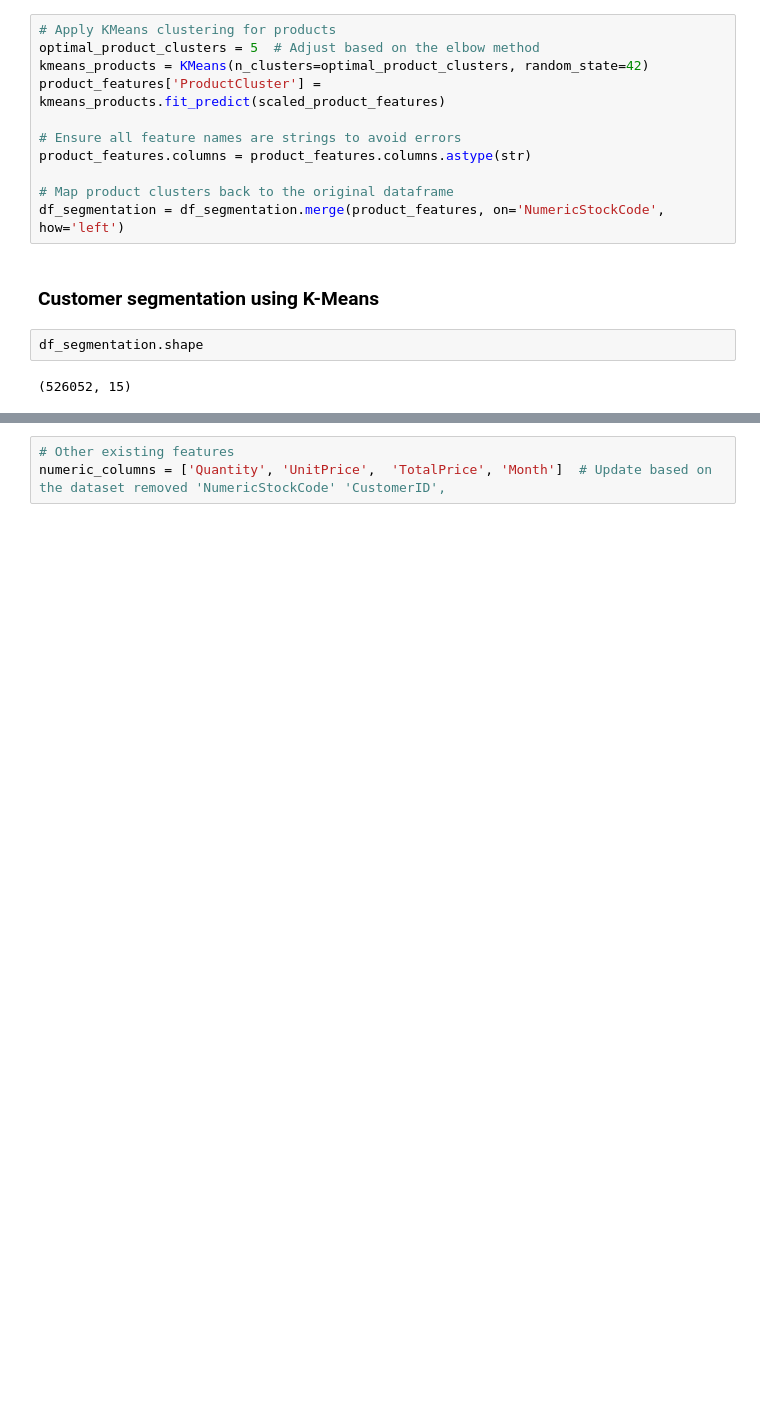
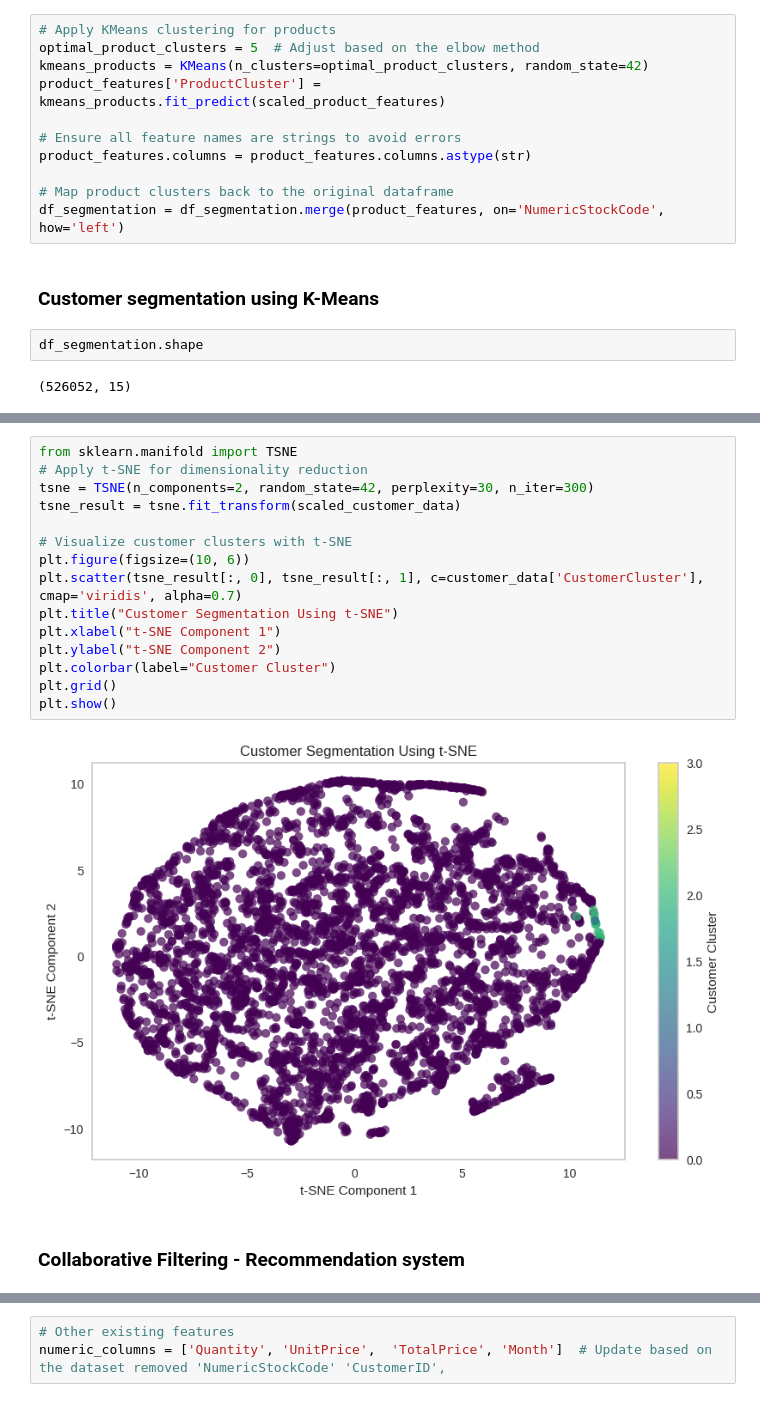
Before and after one commit to karapradeepkumar/Group14_MLUL2, a Jupyter notebook: Group14_MLUL2.ipynb, the cells around one changed output, grey strips where cells are left out. Cells and saved outputs as stored; diff of their text form; blank space fills up the shorter version.

```diff
--- a/Group14_MLUL2.ipynb
+++ b/Group14_MLUL2.ipynb
@@ -499,0 +608,19 @@ df_segmentation.shape
+# %%
+from sklearn.manifold import TSNE
+# Apply t-SNE for dimensionality reduction
+tsne = TSNE(n_components=2, random_state=42, perplexity=30, n_iter=300)
+tsne_result = tsne.fit_transform(scaled_customer_data)
+
+# Visualize customer clusters with t-SNE
+plt.figure(figsize=(10, 6))
+plt.scatter(tsne_result[:, 0], tsne_result[:, 1], c=customer_data['CustomerCluster'], cmap='viridis', alpha=0.7)
+plt.title("Customer Segmentation Using t-SNE")
+plt.xlabel("t-SNE Component 1")
+plt.ylabel("t-SNE Component 2")
+plt.colorbar(label="Customer Cluster")
+plt.grid()
+plt.show()
+# %% [output]
+[figure, added]
+# %% [markdown]
+### Collaborative Filtering - Recommendation system
```
Also changed, not shown: parts of 25 cells of this notebook.
